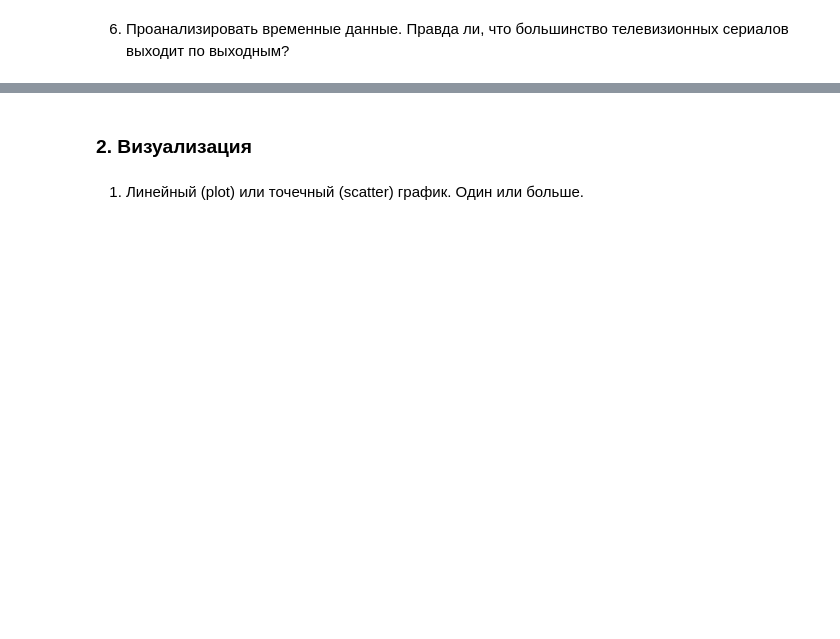
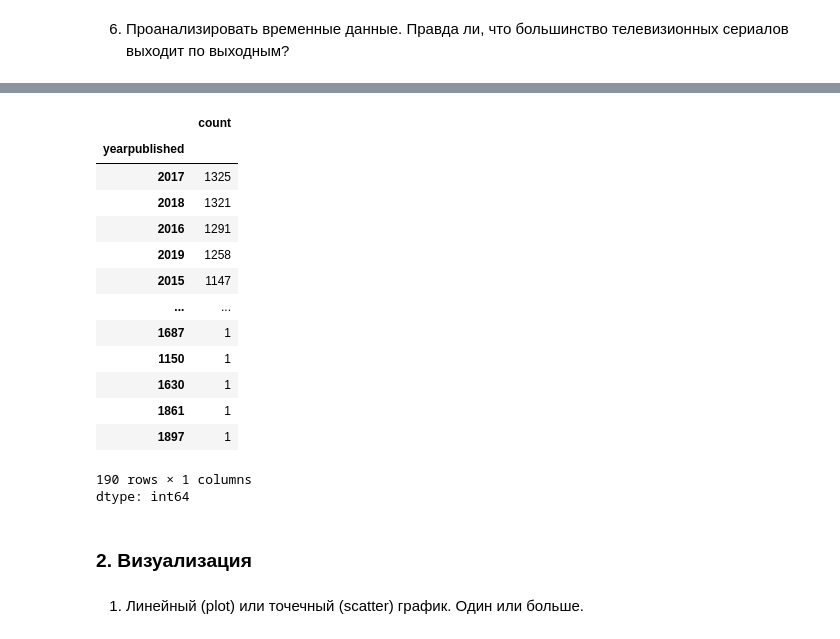
Before and after one commit to Eshasss/i-love-crispy-laptops, a Jupyter notebook: project1/project.ipynb, the cells around one changed output, grey strips where cells are left out. Drawn from its saved outputs; the diff is of its cells as text; code cells hidden in the pictures; blank space fills up the shorter version.

```diff
--- a/project1/project.ipynb
+++ b/project1/project.ipynb
@@ -53,3 +190,21 @@ TypeError: Cannot interpret '<built-in function all>' as a data type
+# %%
+df['yearpublished'].value_counts() # Расцвет настолок  2015-2019 года
+# %% [output]
+|  | count |
+| yearpublished |  |
+| 2017 | 1325 |
+| 2018 | 1321 |
+| 2016 | 1291 |
+| 2019 | 1258 |
+| 2015 | 1147 |
+| ... | ... |
+| 1687 | 1 |
+| 1150 | 1 |
+| 1630 | 1 |
+| 1861 | 1 |
+| 1897 | 1 |
+190 rows × 1 columns
+dtype: int64
 # %% [markdown]
 ### 2. Визуализация
 # %% [markdown]
```
Also changed, not shown: parts of 28 cells of this notebook.
